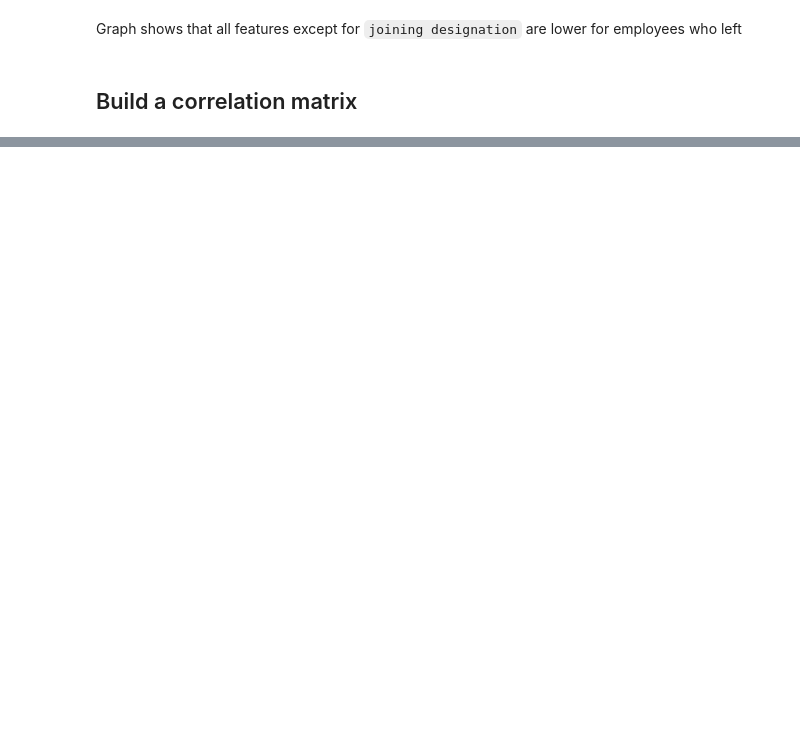
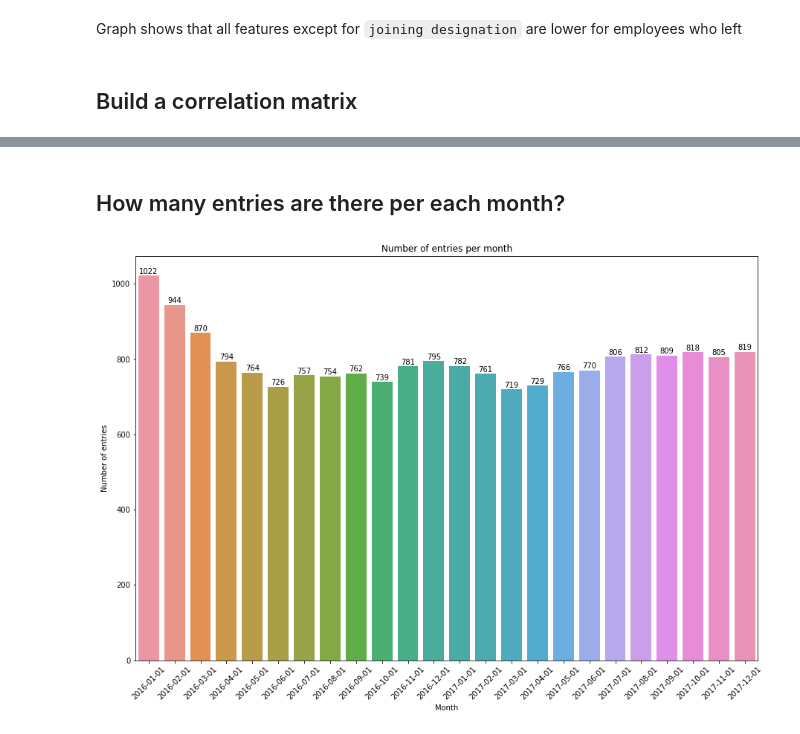
Before and after one commit to anniepank/Hackathon, a Jupyter notebook: Employees_churn_Liza.ipynb, the cells around one changed output, grey strips where cells are left out. Saved outputs shown, nothing was run; the diff lists cells and outputs as text; code cells hidden in the pictures; blank space fills up the shorter version.

```diff
--- a/Employees_churn_Liza.ipynb
+++ b/Employees_churn_Liza.ipynb
@@ -307,0 +360,27 @@ plt.show()
+# %% [markdown]
+## How many entries are there per each month?
+# %%
+train['month'] = train['date'].astype('datetime64[M]')
+
+train_month=train.pivot_table(index='month', values='Emp_ID', aggfunc='count')
+
+train_month = train_month.reset_index()
+# %%
+plt.figure(figsize=size)
+
+fig = sns.barplot(data=train_month, x=train_month['month'].dt.date, y='Emp_ID' )
+plt.title('Number of entries per month')
+plt.xlabel('Month')
+plt.ylabel('Number of entries')
+plt.xticks(rotation=45)
+
+for p in fig.patches:
+    height = p.get_height()
+    fig.text(x = p.get_x()+(p.get_width()/2),
+ y = height+5,
+ s = '{:.0f}'.format(height),
+ ha ='center')
+
+plt.show()
+# %% [output]
+[figure, added]
```
Also changed, not shown: parts of 70 cells of this notebook.
